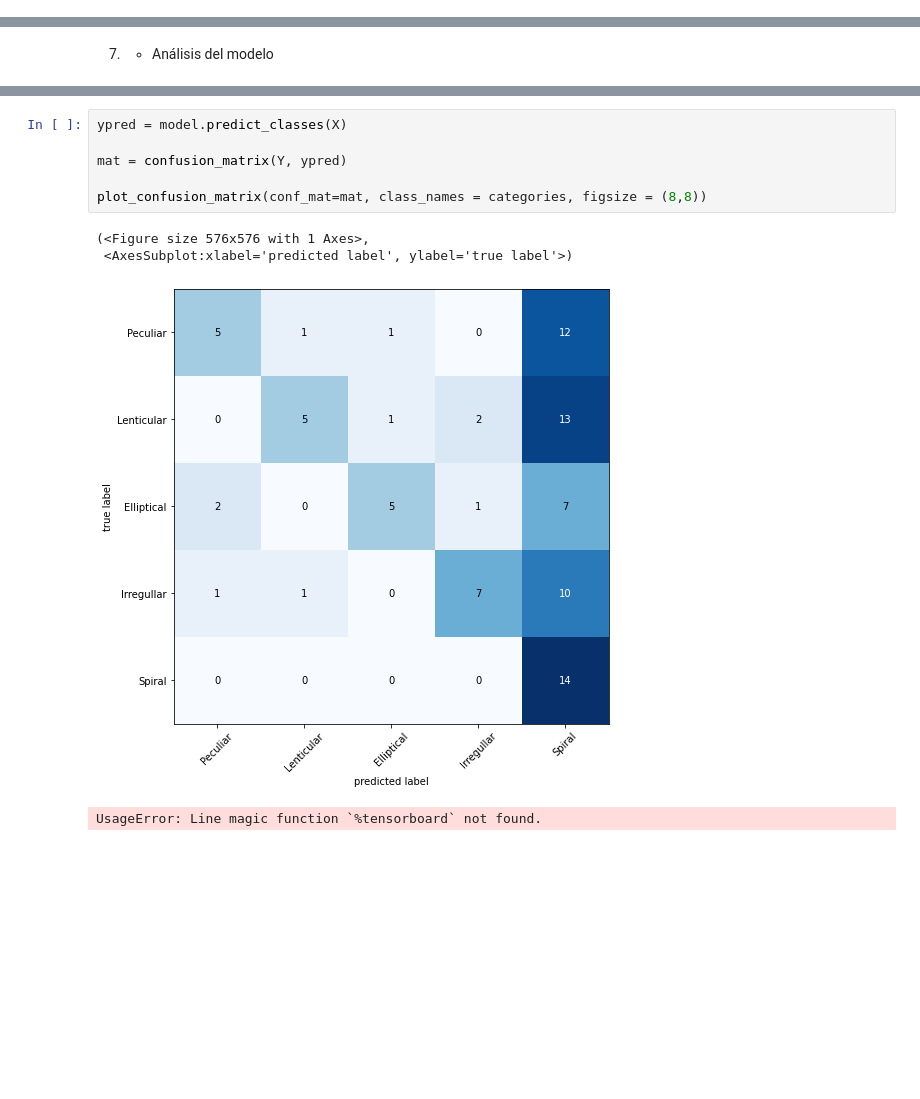
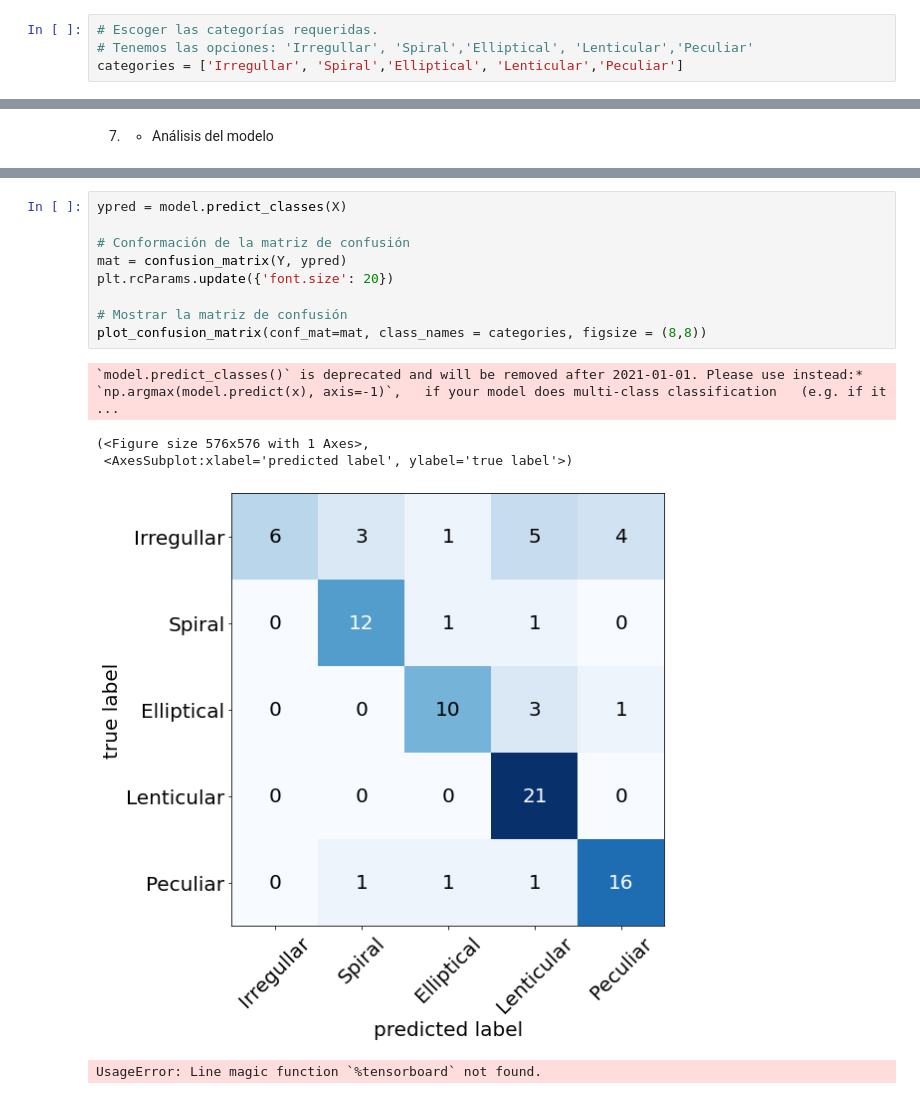
Before and after one commit to DonaldoAG99999/ComputationalPhysics-Final, a Jupyter notebook: Code/Normal_model.ipynb, the cells around one changed output, grey strips where cells are left out. Cells and saved outputs as stored; diff of their text form; blank space fills up the shorter version.

```diff
--- a/Code/Normal_model.ipynb
+++ b/Code/Normal_model.ipynb
@@ -23,3 +21,7 @@ categories = ['Peculiar', 'Lenticular', 'Elliptical', 'Irregullar', 'Spiral']
+# %%
+# Escoger las categorías requeridas.
+# Tenemos las opciones: 'Irregullar', 'Spiral','Elliptical', 'Lenticular','Peculiar'
+categories = ['Irregullar', 'Spiral','Elliptical', 'Lenticular','Peculiar']
 # %% [markdown]
 3. - Escalar las imagenes para entrenamiento y almacenar junto con las etiquetas en un arreglo de numpy
 # %%
@@ -304,13 +341,17 @@ fig.show()
 # %%
 ypred = model.predict_classes(X)
 
+# Conformación de la matriz de confusión
 mat = confusion_matrix(Y, ypred)
+plt.rcParams.update({'font.size': 20})
 
+# Mostrar la matriz de confusión
 plot_confusion_matrix(conf_mat=mat, class_names = categories, figsize = (8,8))
 # %% [output]
-(<Figure size 576x576 with 1 Axes>,
- <AxesSubplot:xlabel='predicted label', ylabel='true label'>)
+`model.predict_classes()` is deprecated and will be removed after 2021-01-01. Please use instead:* `np.argmax(model.predict(x), axis=-1)`,   if your model does multi-class classification   (e.g. if it ...
+(<Figure size 576x576 with 1 Axes>,
+ <AxesSubplot:xlabel='predicted label', ylabel='true label'>)
-[figure, old version]
+[figure, new version]
 # %%
 # %% [output]
 UsageError: Line magic function `%tensorboard` not found.
```
Also changed, not shown: parts of 6 cells of this notebook.
